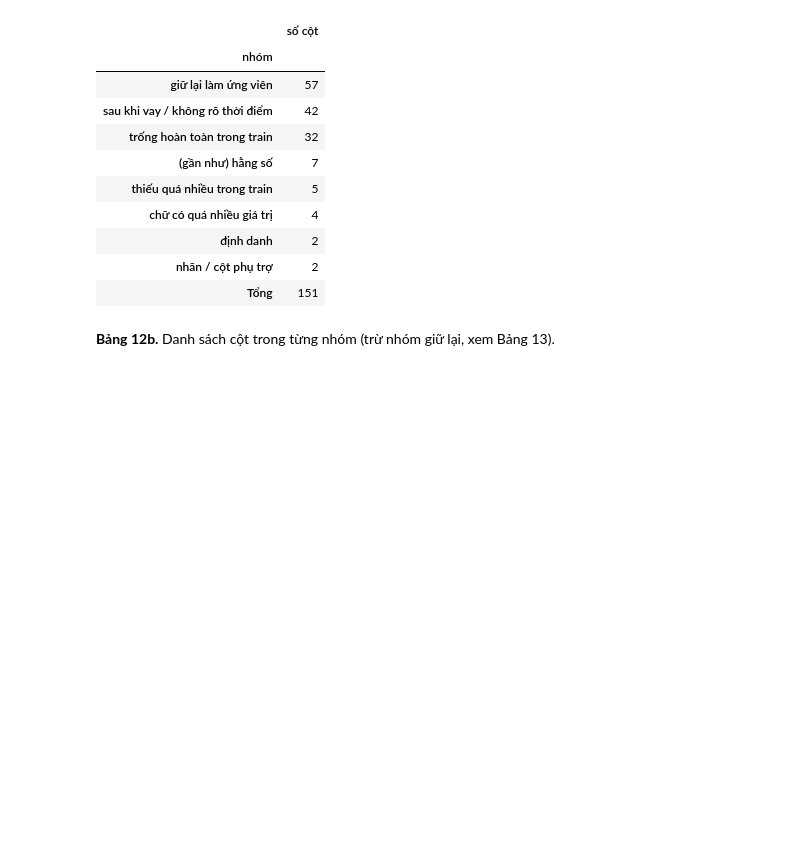
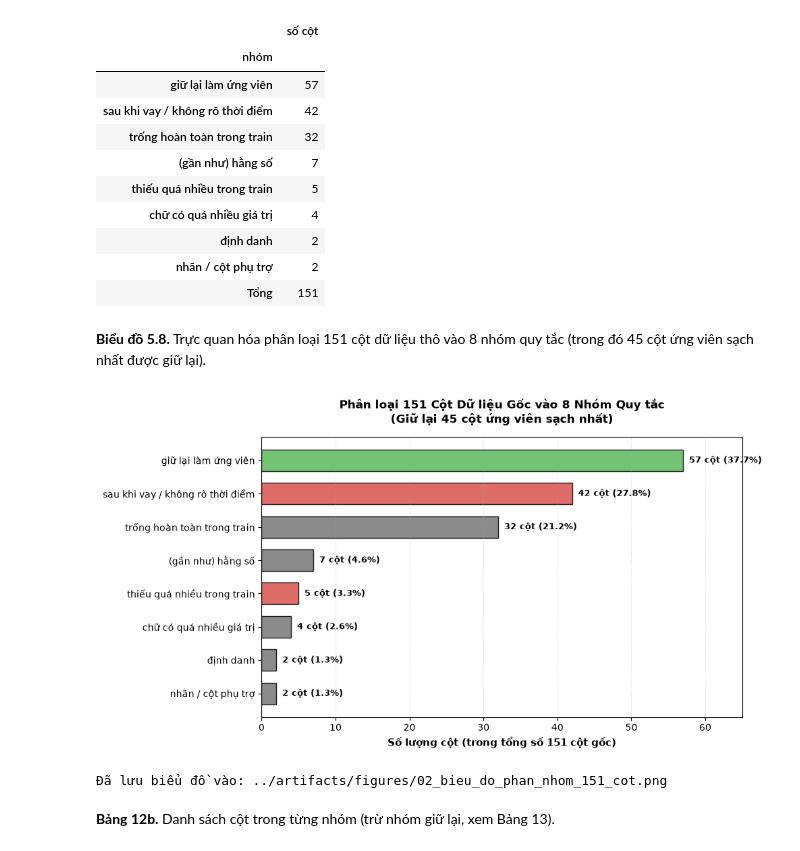
Before and after one commit to Eliza516/Lending-Club-Credit-Scoring, a Jupyter notebook: notebooks/02_lam_sach_va_feature.ipynb, the cells around one changed output. Cells and saved outputs as stored; diff of their text form; code cells hidden in the pictures; blank space fills up the shorter version.

```diff
--- a/notebooks/02_lam_sach_va_feature.ipynb
+++ b/notebooks/02_lam_sach_va_feature.ipynb
@@ -614,6 +643,33 @@ group_summary
 | định danh | 2 |
 | nhãn / cột phụ trợ | 2 |
 | Tổng | 151 |
+# %% [markdown]
+**Biểu đồ 5.8.** Trực quan hóa phân loại 151 cột dữ liệu thô vào 8 nhóm quy tắc (trong đó 45 cột ứng viên sạch nhất được giữ lại).
+# %%
+groups_series = column_group.value_counts()
+
+fig, ax = plt.subplots(figsize=(10, 5.5))
+colors = ['#5cb85c' if g == 'giữ lại làm ứng viên' else '#d9534f' if 'sau khi' in g or 'thiếu' in g else '#777777' for g in groups_series.index]
+
+bars = ax.barh(groups_series.index[::-1], groups_series.values[::-1], color=colors[::-1], edgecolor='black', alpha=0.85, height=0.65)
+ax.set_xlabel('Số lượng cột (trong tổng số 151 cột gốc)', fontsize=11, fontweight='bold')
+ax.set_title('Phân loại 151 Cột Dữ liệu Gốc vào 8 Nhóm Quy tắc\n(Giữ lại 45 cột ứng viên sạch nhất)', fontsize=12, fontweight='bold', pad=15)
+ax.set_xlim(0, max(groups_series.values) + 8)
+ax.grid(axis='x', linestyle=':', alpha=0.5)
+
+for bar in bars:
+    w = bar.get_width()
+    pct = w / len(column_group) * 100
+    ax.text(w + 0.8, bar.get_y() + bar.get_height() / 2, f'{w} cột ({pct:.1f}%)', va='center', fontsize=9, fontweight='bold')
+
+plt.tight_layout()
+fig_groups_path = FIG_DIR / "02_bieu_do_phan_nhom_151_cot.png"
+plt.savefig(fig_groups_path, dpi=150, bbox_inches='tight')
+plt.show()
+print(f"Đã lưu biểu đồ vào: {fig_groups_path}")
+# %% [output]
+[figure, added]
+Đã lưu biểu đồ vào: ../artifacts/figures/02_bieu_do_phan_nhom_151_cot.png
 # %% [markdown]
 **Bảng 12b.** Danh sách cột trong từng nhóm (trừ nhóm giữ lại, xem Bảng 13).
 # %%
```
Also changed, not shown: parts of 12 cells of this notebook.
